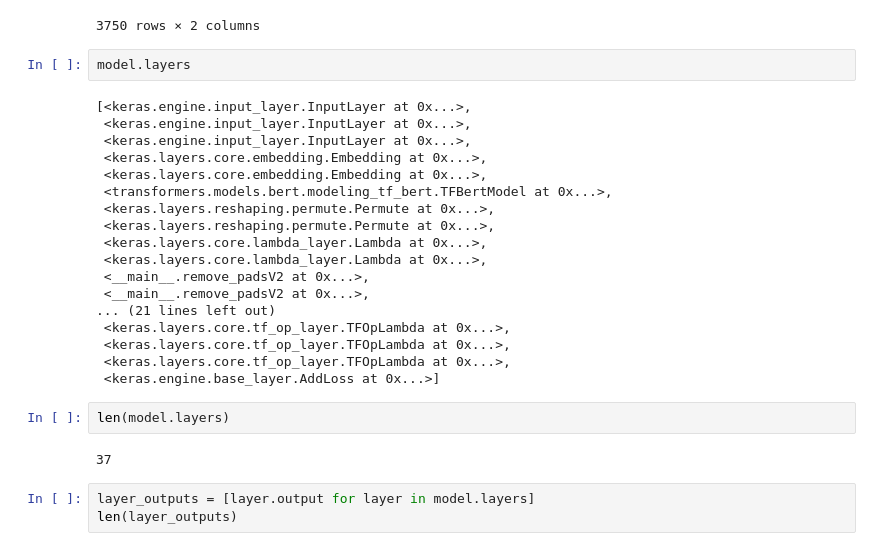
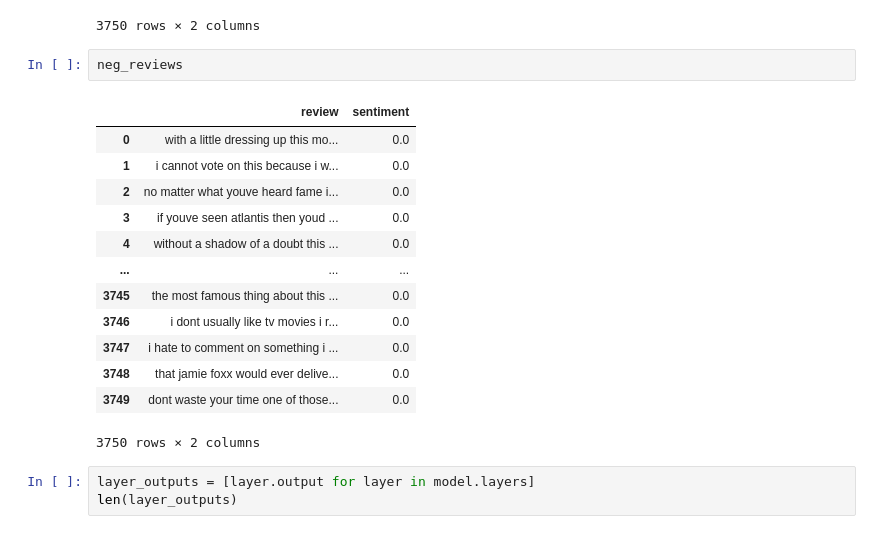
Before and after one commit to rahul-ohlan/TWARP, a Jupyter notebook: imdb_interpretability.ipynb, the cells around one changed output. Saved outputs shown, nothing was run; the diff lists cells and outputs as text.

```diff
--- a/imdb_interpretability.ipynb
+++ b/imdb_interpretability.ipynb
@@ -1122,30 +1123,22 @@ pos_reviews
 | 3748 | heart pounding erotic drama are t... | 1.0 |
 | 3749 | film noir is an overused expressi... | 1.0 |
 3750 rows × 2 columns
-# %%
-model.layers
-# %% [output]
-[<keras.engine.input_layer.InputLayer at 0x...>,
- <keras.engine.input_layer.InputLayer at 0x...>,
- <keras.engine.input_layer.InputLayer at 0x...>,
- <keras.layers.core.embedding.Embedding at 0x...>,
- <keras.layers.core.embedding.Embedding at 0x...>,
- <transformers.models.bert.modeling_tf_bert.TFBertModel at 0x...>,
- <keras.layers.reshaping.permute.Permute at 0x...>,
- <keras.layers.reshaping.permute.Permute at 0x...>,
- <keras.layers.core.lambda_layer.Lambda at 0x...>,
- <keras.layers.core.lambda_layer.Lambda at 0x...>,
- <__main__.remove_padsV2 at 0x...>,
- <__main__.remove_padsV2 at 0x...>,
-... (21 lines left out)
- <keras.layers.core.tf_op_layer.TFOpLambda at 0x...>,
- <keras.layers.core.tf_op_layer.TFOpLambda at 0x...>,
- <keras.layers.core.tf_op_layer.TFOpLambda at 0x...>,
- <keras.engine.base_layer.AddLoss at 0x...>]
-# %%
-len(model.layers)
-# %% [output]
-37
+# %%
+neg_reviews
+# %% [output]
+|  | review | sentiment |
+| 0 | with a little dressing up this mo... | 0.0 |
+| 1 | i cannot vote on this because i w... | 0.0 |
+| 2 | no matter what youve heard fame i... | 0.0 |
+| 3 | if youve seen atlantis then youd ... | 0.0 |
+| 4 | without a shadow of a doubt this ... | 0.0 |
+| ... | ... | ... |
+| 3745 | the most famous thing about this ... | 0.0 |
+| 3746 | i dont usually like tv movies i r... | 0.0 |
+| 3747 | i hate to comment on something i ... | 0.0 |
+| 3748 | that jamie foxx would ever delive... | 0.0 |
+| 3749 | dont waste your time one of those... | 0.0 |
+3750 rows × 2 columns
 # %%
 layer_outputs = [layer.output for layer in model.layers]
 len(layer_outputs)
```
Also changed, not shown: parts of 38 cells of this notebook.
